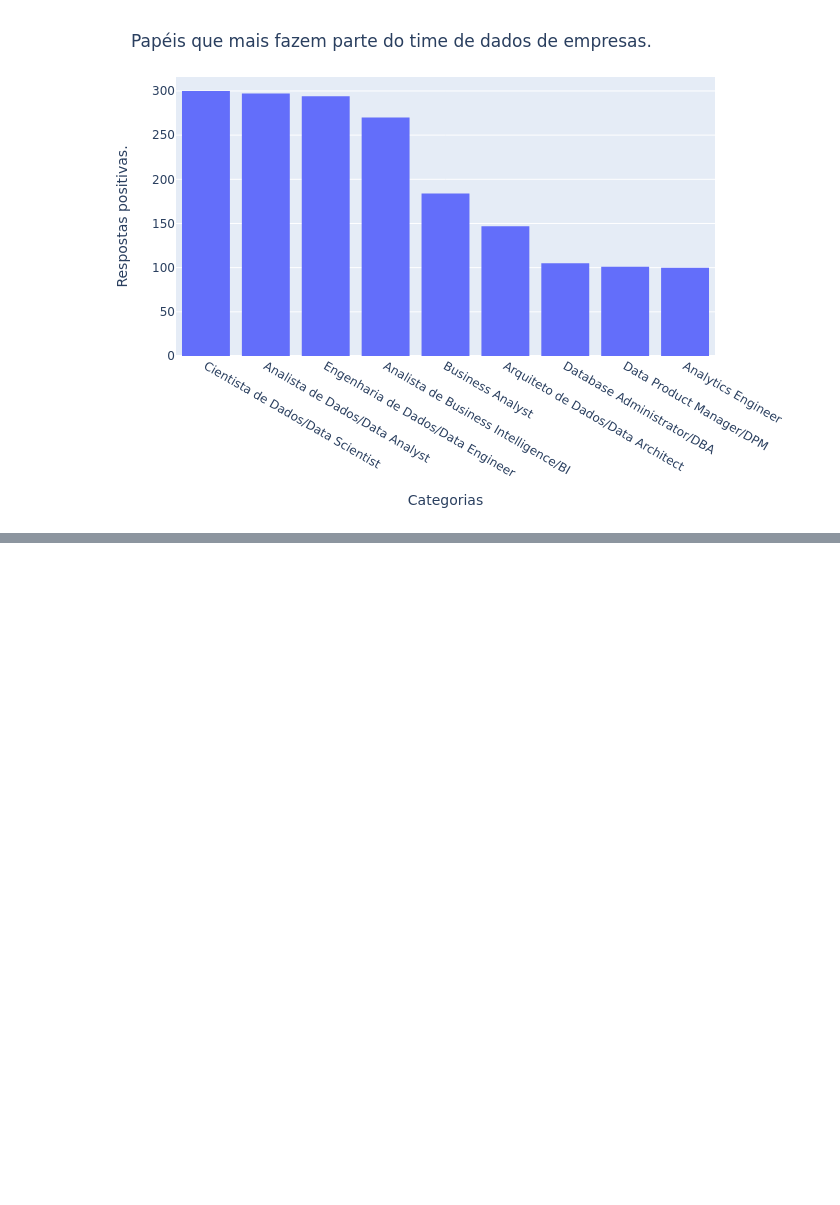
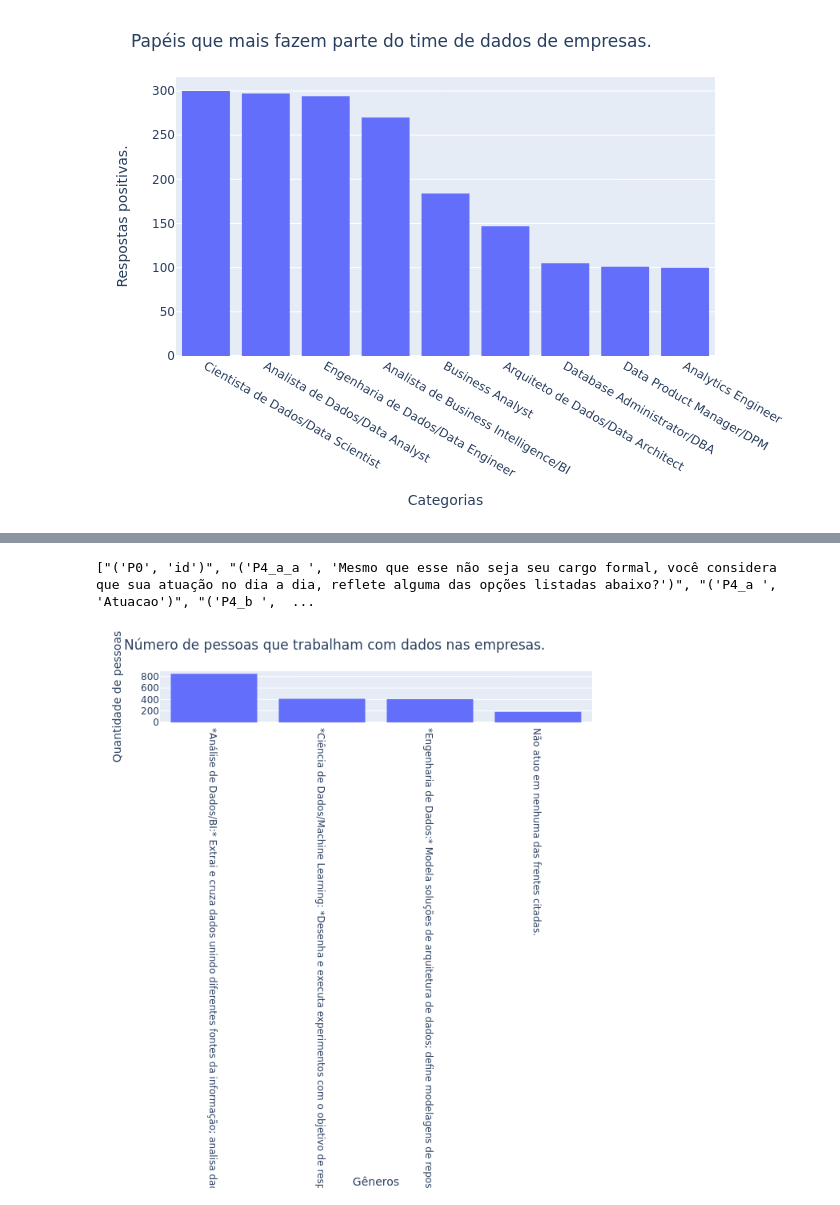
Before and after one commit to anyellequeiroz/State-of-Data-Brazil, a Jupyter notebook: State of data.ipynb, the cells around one changed output, grey strips where cells are left out. Cells and saved outputs as stored; diff of their text form; code cells hidden in the pictures; blank space fills up the shorter version.

```diff
--- a/State of data.ipynb
+++ b/State of data.ipynb
@@ -817,0 +836,15 @@ plt.show()
+# %%
+print(df_4.columns.values.tolist())
+# %% [output]
+["('P0', 'id')", "('P4_a_a ', 'Mesmo que esse não seja seu cargo formal, você considera que sua atuação no dia a dia, reflete alguma das opções listadas abaixo?')", "('P4_a ', 'Atuacao')", "('P4_b ',  ...
+# %%
+fig = px.histogram(df_4, x="('P4_a_a ', 'Mesmo que esse não seja seu cargo formal, você considera que sua atuação no dia a dia, reflete alguma das opções listadas abaixo?')",width=700, height=700).update_layout(
+    title="Número de pessoas que trabalham com dados nas empresas.",
+    xaxis_title='Gêneros',
+    yaxis_title='Quantidade de pessoas',
+    xaxis={'categoryorder':'total descending'}
+)
+
+fig.show("png")
+# %% [output]
+[figure, added]
```
Also changed, not shown: parts of 11 cells of this notebook.
